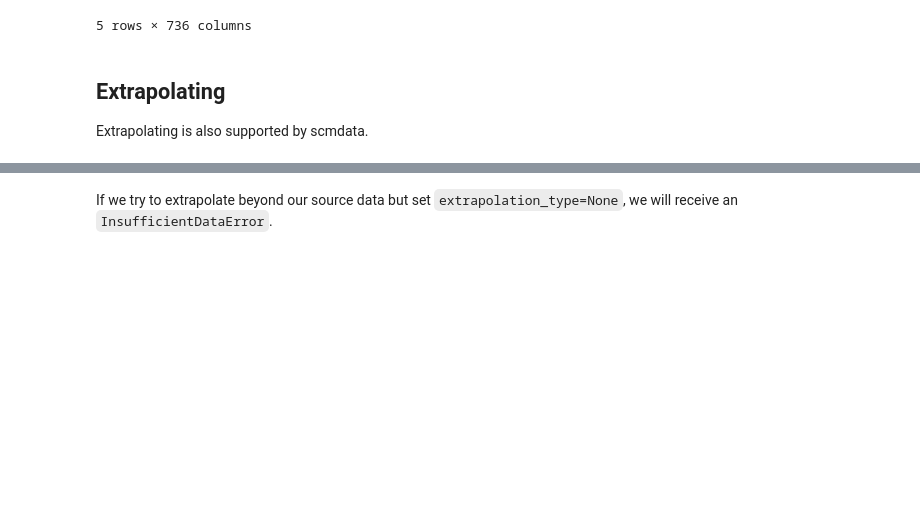
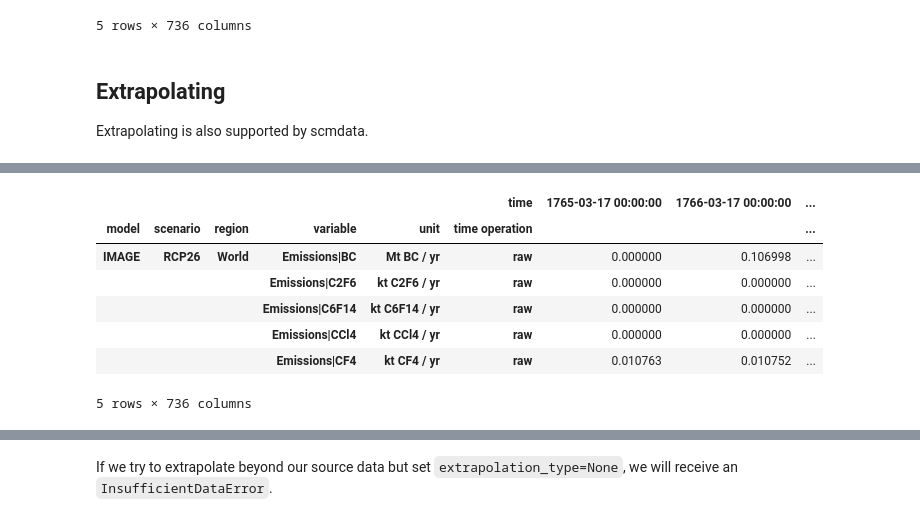
Before and after one commit to openscm/scmdata, a Jupyter notebook: notebooks/time-operations.ipynb, the cells around one changed output, grey strips where cells are left out. Cells and saved outputs as stored; diff of their text form; code cells hidden in the pictures; blank space fills up the shorter version.

```diff
--- a/notebooks/time-operations.ipynb
+++ b/notebooks/time-operations.ipynb
@@ -145 +142,12 @@ rcp26_extrap_const.head()
 5 rows × 851 columns
+# %%
+rcp26.head()
+# %% [output]
+|  |  |  |  |  | time | 1765-03-17 00:00:00 | 1766-03-17 00:00:00 | ... |
+| model | scenario | region | variable | unit | time operation |  |  | ... |
+| IMAGE | RCP26 | World | Emissions|BC | Mt BC / yr | raw | 0.000000 | 0.106998 | ... |
+|  |  |  | Emissions|C2F6 | kt C2F6 / yr | raw | 0.000000 | 0.000000 | ... |
+|  |  |  | Emissions|C6F14 | kt C6F14 / yr | raw | 0.000000 | 0.000000 | ... |
+|  |  |  | Emissions|CCl4 | kt CCl4 / yr | raw | 0.000000 | 0.000000 | ... |
+|  |  |  | Emissions|CF4 | kt CF4 / yr | raw | 0.010763 | 0.010752 | ... |
+5 rows × 736 columns
```
Also changed, not shown: parts of 20 cells of this notebook, 5 other files.
